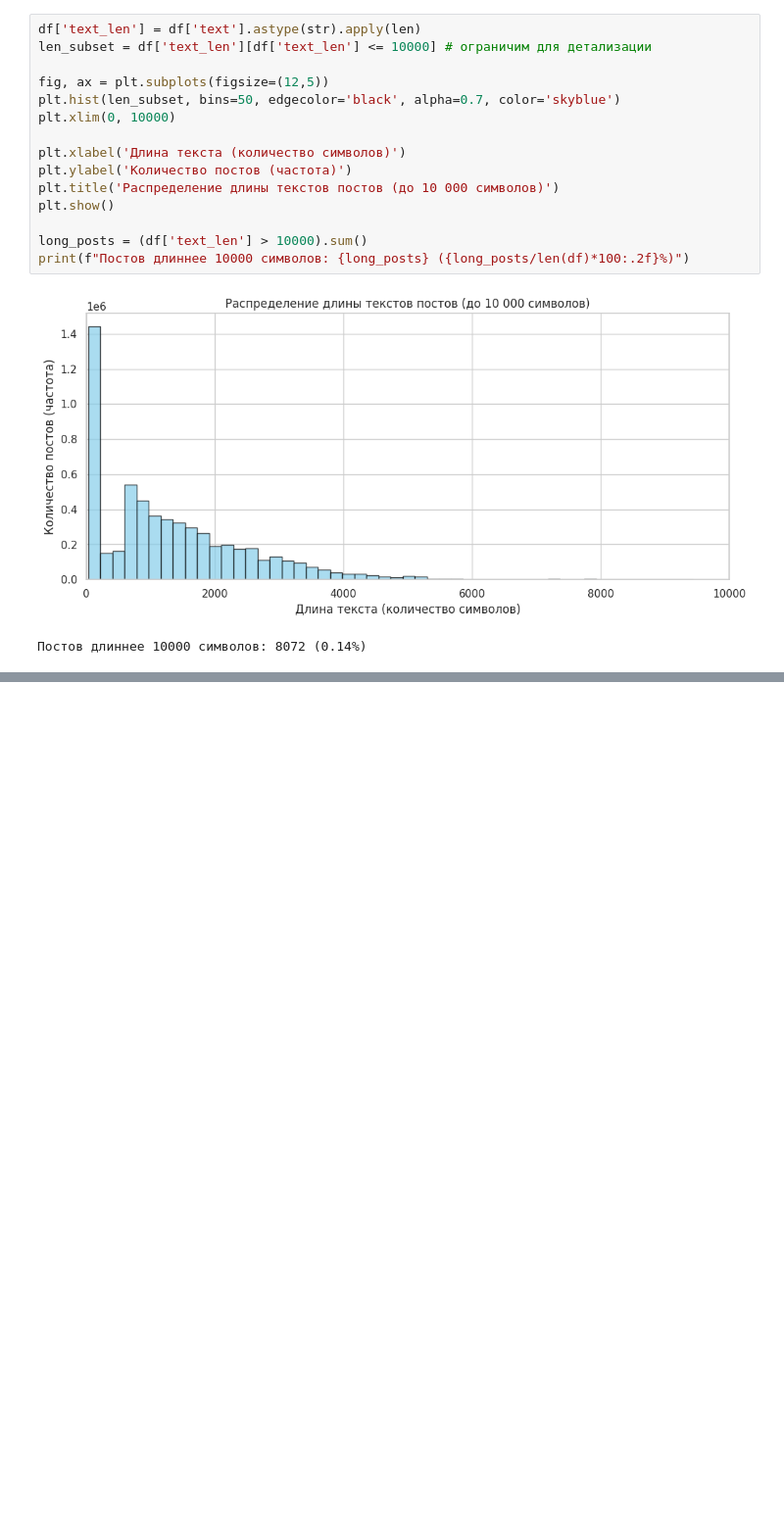
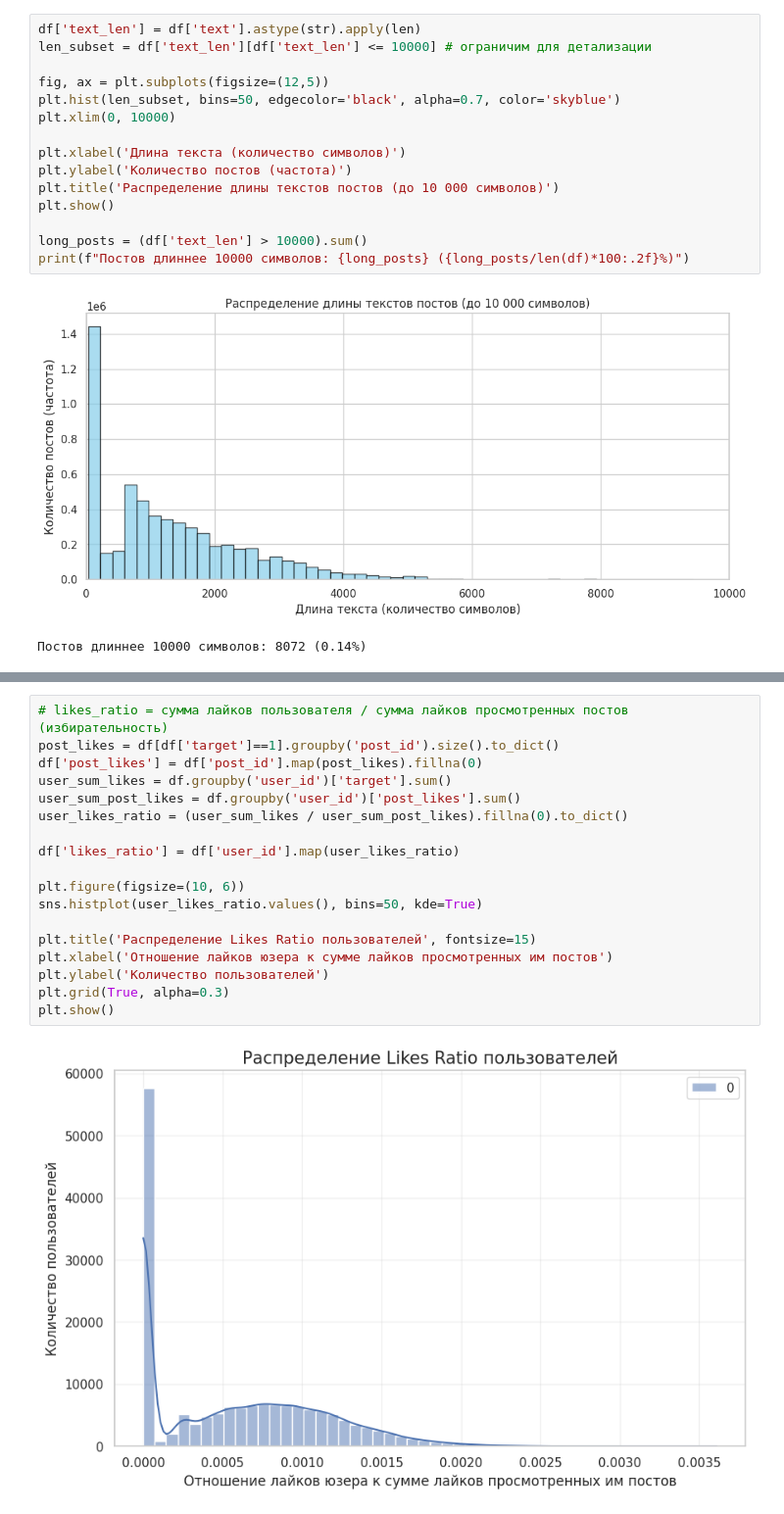
Before and after one commit to nadushaem/RecSys_START_ML_karpov_courses, a Jupyter notebook: start-ml-final-project-eda.ipynb, the cells around one changed output, grey strips where cells are left out. Shown at 98% size. Drawn from its saved outputs; the diff is of its cells as text; blank space fills up the shorter version.

```diff
--- a/start-ml-final-project-eda.ipynb
+++ b/start-ml-final-project-eda.ipynb
@@ -470,0 +492,20 @@ print(report)
+# %%
+# likes_ratio = сумма лайков пользователя / сумма лайков просмотренных постов (избирательность)
+post_likes = df[df['target']==1].groupby('post_id').size().to_dict()
+df['post_likes'] = df['post_id'].map(post_likes).fillna(0)
+user_sum_likes = df.groupby('user_id')['target'].sum()
+user_sum_post_likes = df.groupby('user_id')['post_likes'].sum()
+user_likes_ratio = (user_sum_likes / user_sum_post_likes).fillna(0).to_dict()
+
+df['likes_ratio'] = df['user_id'].map(user_likes_ratio)
+
+plt.figure(figsize=(10, 6))
+sns.histplot(user_likes_ratio.values(), bins=50, kde=True)
+
+plt.title('Распределение Likes Ratio пользователей', fontsize=15)
+plt.xlabel('Отношение лайков юзера к сумме лайков просмотренных им постов')
+plt.ylabel('Количество пользователей')
+plt.grid(True, alpha=0.3)
+plt.show()
+# %% [output]
+[figure, added]
```
Also changed, not shown: parts of 25 cells of this notebook.
